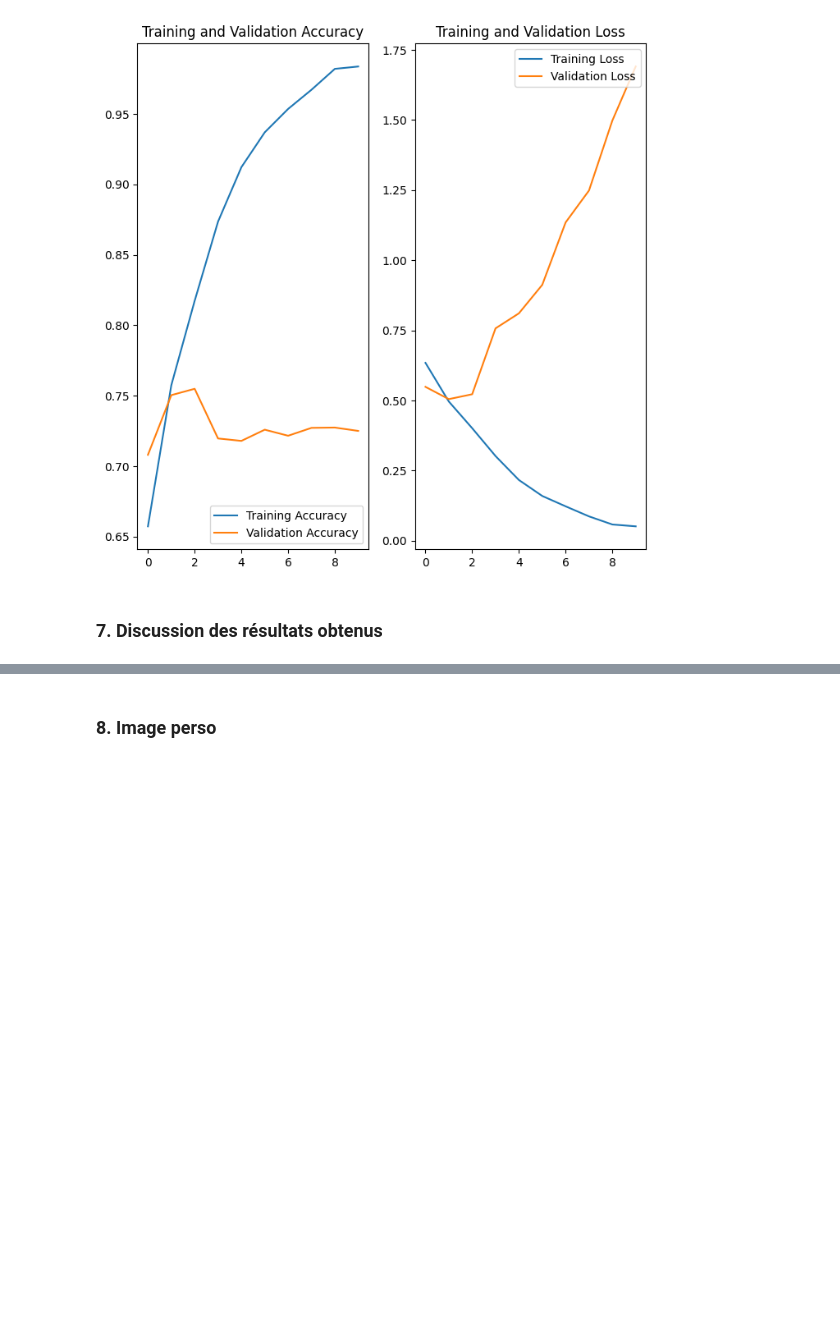
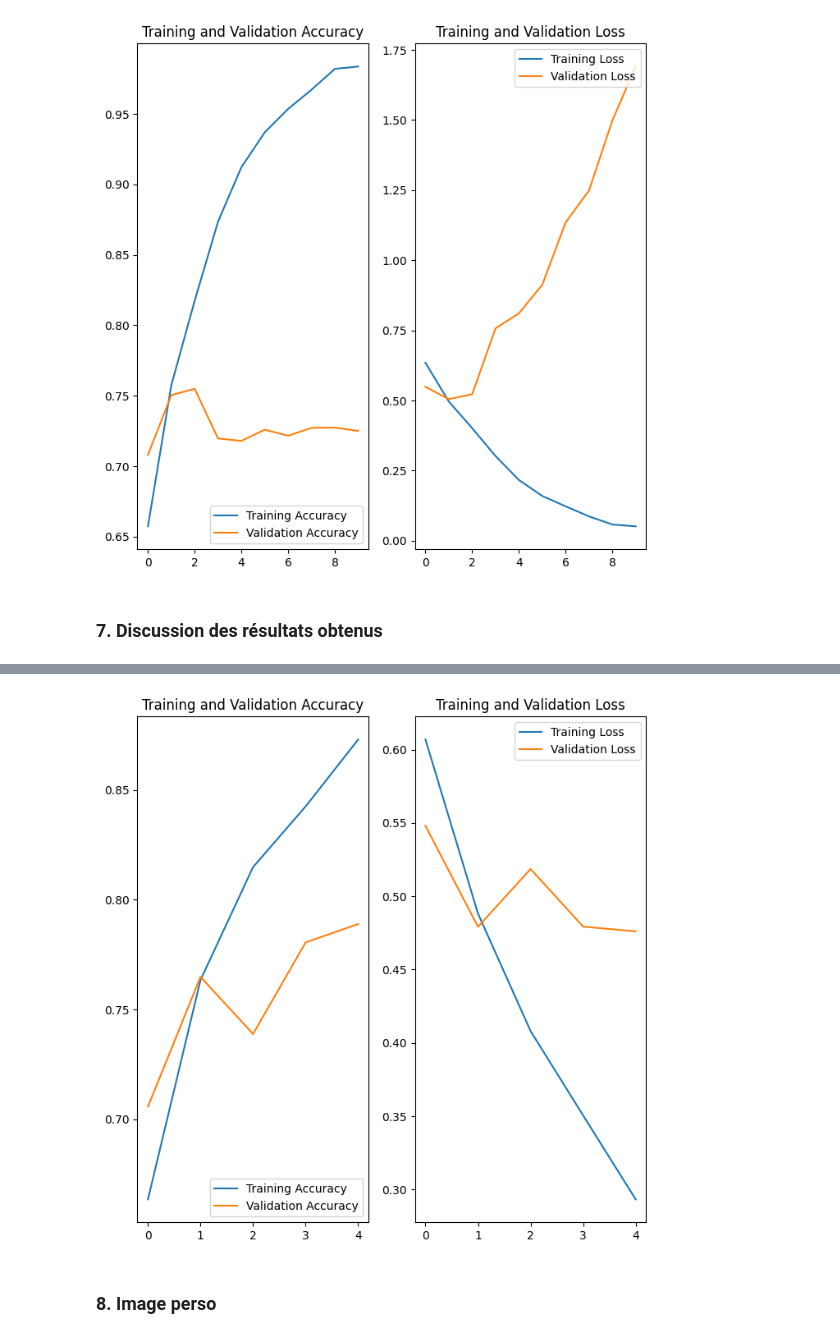
Before and after one commit to salmon-loick/tf-projet-classification-image, a Jupyter notebook: part1.ipynb, the cells around one changed output, grey strips where cells are left out. Drawn from its saved outputs; the diff is of its cells as text; code cells hidden in the pictures; blank space fills up the shorter version.

```diff
--- a/part1.ipynb
+++ b/part1.ipynb
@@ -154,0 +207,5 @@ plt.show()
+# %%
+even_better_model = create_model(3)
+max_epoch = 5
+history = even_better_model.fit(training_dataset, epochs=max_epoch,
+                    validation_data=validation_dataset)
@@ -155,2 +224,6 @@ plt.show()
+# %%
+show_history(history, max_epoch)
+# %% [output]
+[figure, added]
 # %% [markdown]
 ### 8. Image perso
```
Also changed, not shown: parts of 14 cells of this notebook, 1 other file.
